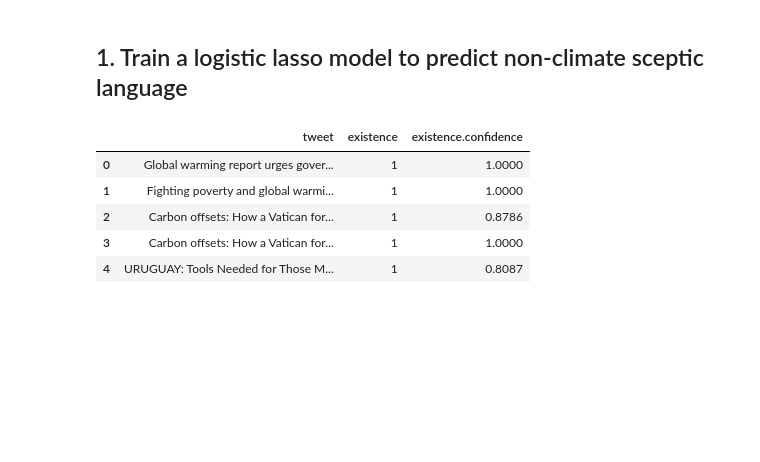
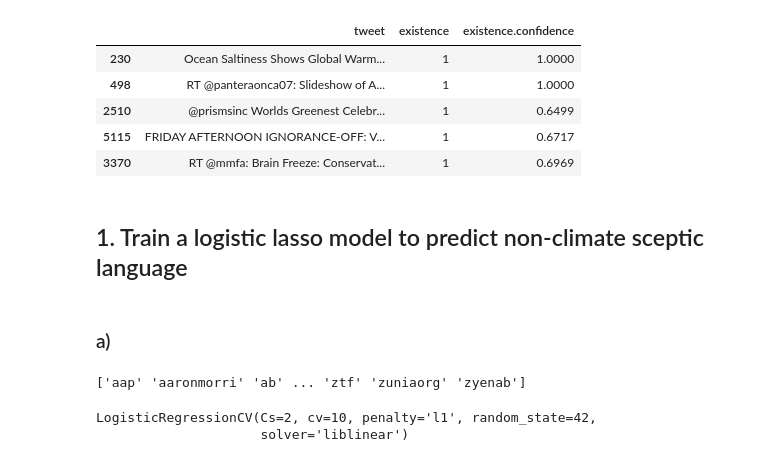
Before and after one commit to olivernilssson/Big-Data-GM0756, a Jupyter notebook: problem_sets/ps_3/h3e1.ipynb, the cells around one changed output. Cells and saved outputs as stored; diff of their text form; code cells hidden in the pictures; blank space fills up the shorter version.

```diff
--- a/problem_sets/ps_3/h3e1.ipynb
+++ b/problem_sets/ps_3/h3e1.ipynb
@@ -11,0 +30,13 @@ Pandas version: 1.5.3
+# %%
+# Import csv file to a pandas dataframe
+df_tweets = pd.read_csv('data/1377884570_tweet_global_warming.csv', encoding='ISO-8859-1', engine='python')
+df_tweets.dropna(inplace=True)  # Drop rows with missing values
+
+# Replace Yes/Y with 1 and No/N with 0
+df_tweets['existence'] = df_tweets['existence'].map({'Y': 1, 'Yes': 1, 'N': 0, 'No': 0}).astype(int)
+
+# Remove "[link]" from the tweets
+df_tweets['tweet'] = df_tweets['tweet'].replace('\\[link\\]', '', regex=True)
+
+# Display the first 5 rows of the dataframe
+df_tweets.head()
@@ -12,20 +50,15 @@ Pandas version: 1.5.3
+# %%
+# Split the data randomly into a test and a training set (70/30 % of the observations)
+# Using random_state as seed for reproducibility
+train_df, test_df = train_test_split(df_tweets, test_size=0.3, random_state=42)
+
+train_df.head()
+# %% [output]
+|  | tweet | existence | existence.confidence |
+| 230 | Ocean Saltiness Shows Global Warm... | 1 | 1.0000 |
+| 498 | RT @panteraonca07: Slideshow of A... | 1 | 1.0000 |
+| 2510 | @prismsinc Worlds Greenest Celebr... | 1 | 0.6499 |
+| 5115 | FRIDAY AFTERNOON IGNORANCE-OFF: V... | 1 | 0.6717 |
+| 3370 | RT @mmfa: Brain Freeze: Conservat... | 1 | 0.6969 |
 # %% [markdown]
 ## 1. Train a logistic lasso model to predict non-climate sceptic language
-# %%
-# Import csv file to a pandas dataframe
-df_tweets = pd.read_csv('1377884570_tweet_global_warming.csv', encoding='ISO-8859-1', engine='python')
-df_tweets.dropna(inplace=True)  # Drop rows with missing values
-
-# Replace Yes/Y with 1 and No/N with 0
-df_tweets['existence'] = df_tweets['existence'].replace(['Y', 'Yes'], 1)
-df_tweets['existence'] = df_tweets['existence'].replace(['N', 'No'], 0)
-
-# Display the first 5 rows of the dataframe
-df_tweets.head()
-# %% [output]
-|  | tweet | existence | existence.confidence |
-| 0 | Global warming report urges gover... | 1 | 1.0000 |
-| 1 | Fighting poverty and global warmi... | 1 | 1.0000 |
-| 2 | Carbon offsets: How a Vatican for... | 1 | 0.8786 |
-| 3 | Carbon offsets: How a Vatican for... | 1 | 1.0000 |
-| 4 | URUGUAY: Tools Needed for Those M... | 1 | 0.8087 |
@@ -33,0 +65,2 @@ df_tweets.head()
+# %% [markdown]
+### a)
@@ -33,0 +93,16 @@ df_tweets.head()
+# %%
+# Inspect the feature names
+feature_names = tfidf_vectorizer.get_feature_names_out()
+
+# Print the first 5 feature names
+print(feature_names)
+# %% [output]
+['aap' 'aaronmorri' 'ab' ... 'ztf' 'zuniaorg' 'zyenab']
+# %%
+# Logistic Regression with Cross-Validation for Lasso (L1) Regularization
+# Create a LogisticRegressionCV object
+logistic_l1 = LogisticRegressionCV(Cs=2, cv=10, penalty='l1', solver='liblinear', random_state=42, max_iter=100)
+logistic_l1.fit(X_train_tfidf, train_df['existence'])
+# %% [output]
+LogisticRegressionCV(Cs=2, cv=10, penalty='l1', random_state=42,
+                     solver='liblinear')
```
Also changed, not shown: parts of 11 cells of this notebook, 2 other files.
